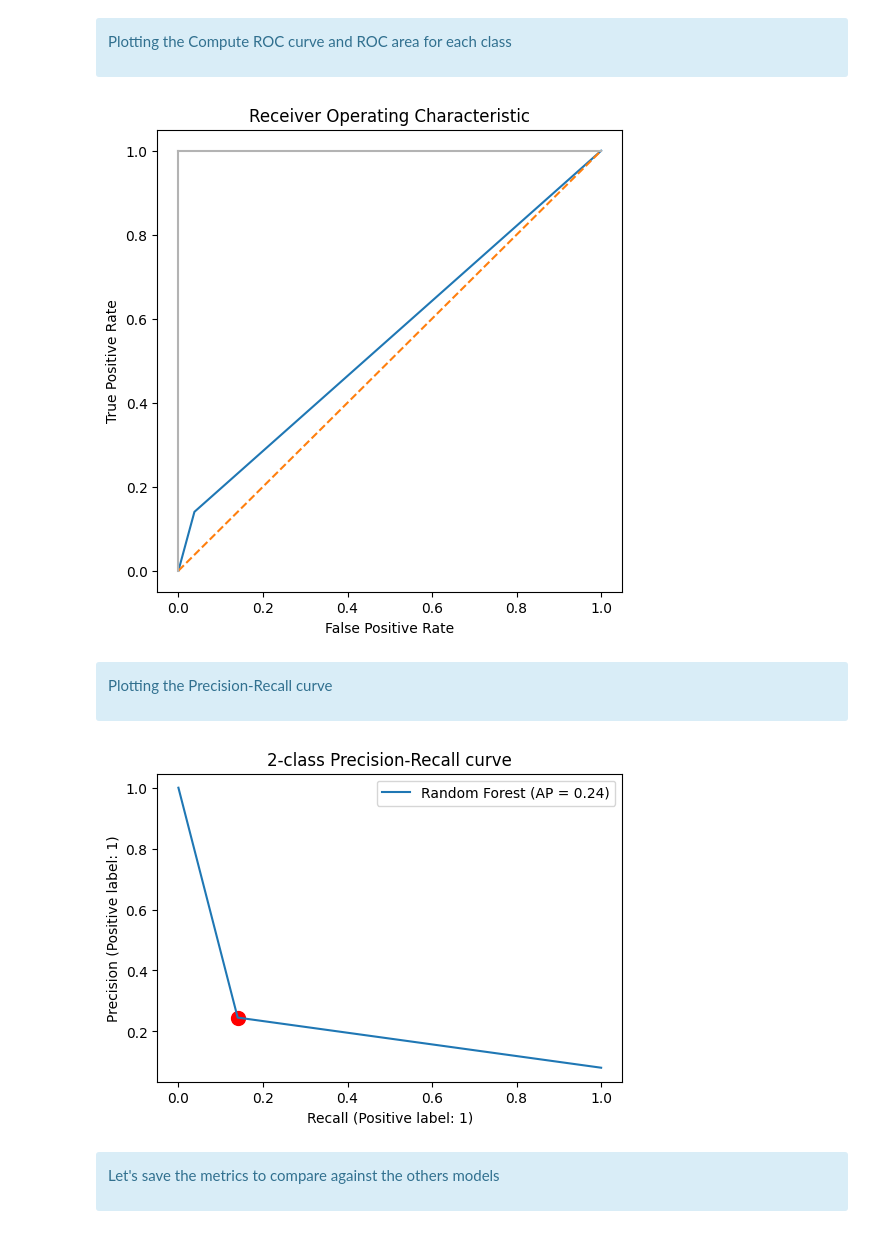
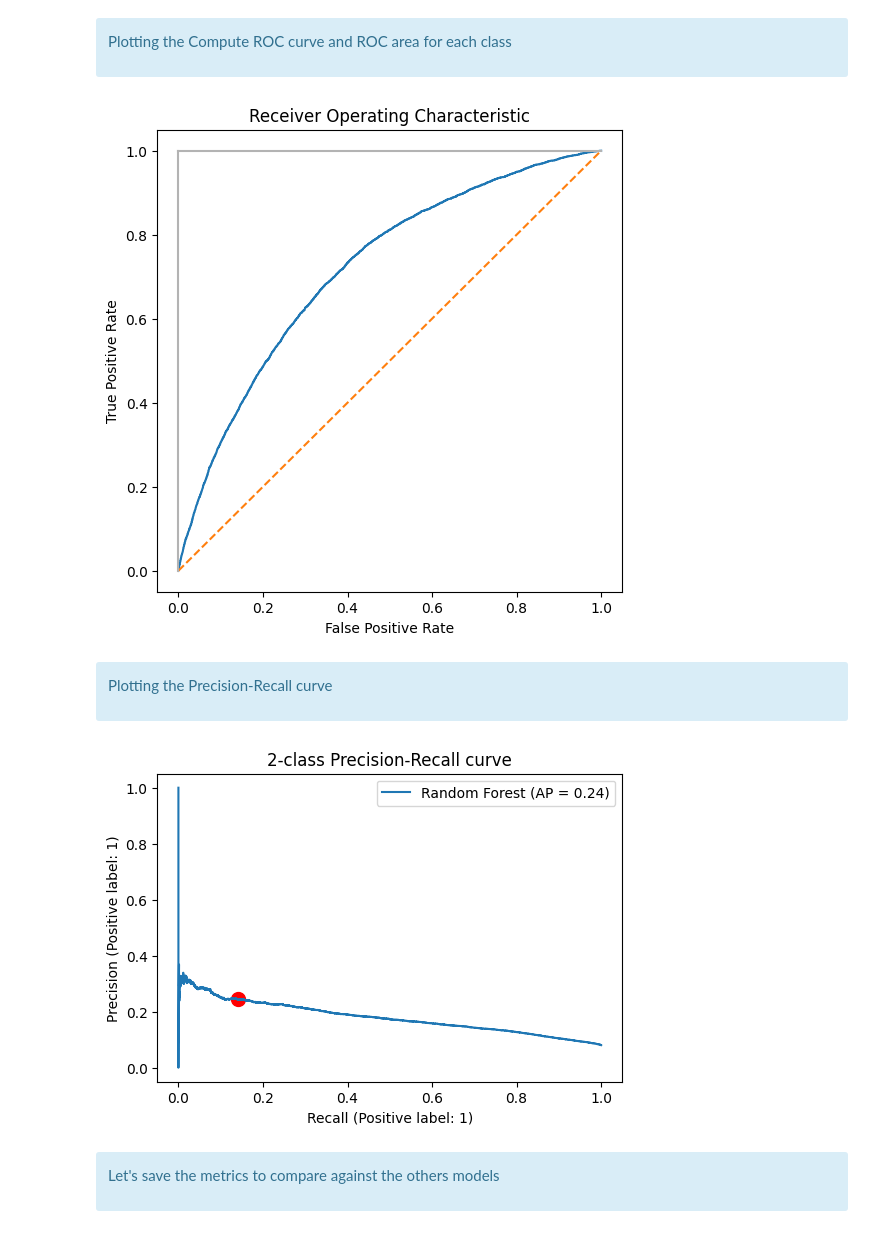
Before and after one commit to bptiss/OCR---P7, a Jupyter notebook: P7_modeling_V1.ipynb, the cells around one changed output. Saved outputs shown, nothing was run; the diff lists cells and outputs as text; code cells hidden in the pictures.

```diff
--- a/P7_modeling_V1.ipynb
+++ b/P7_modeling_V1.ipynb
@@ -714,7 +713,7 @@ X_test_ss_tr.shape
 fs_threshold=0.8
 # Define, and Save the selected_features to csv
 if GENERATE_NEW_FS_LIST:
-    fi_test_ss, metrics_test_ss = CV_train_test_model_LGBM(X_train_ss_tr, X_test_ss_tr)
+    fi_test_ss, metrics_test_ss = CV_train_test_model_lgbm(X_train_ss_tr, X_test_ss_tr)
     fi_test_ss_plot=fi_test_ss.copy()
     fi_test_ss_plot = fi_test_ss_plot.sort_values('importance', ascending = False).reset_index(drop=True)
     fi_test_ss_plot['importance_normalized'] = fi_test_ss_plot['importance'] / fi_test_ss_plot['importance'].sum()
@@ -968,17 +969,17 @@ clf_lgbm_cw = LGBMClassifier(**lgbm_parameters, class_weight="balanced", learnin
     <p>Executing the model with the complete dataset</p>
 </div>
 # %%
-if FIT_MODE_LGBM_CW:
+if FIT_MODE_lgbm_CW:
     start_time_model = timeit.default_timer()
 
     clf_lgbm_cw.fit(X_train_fs, y_train)
 
     end_time_model_clf_lgbm_cw =  round(timeit.default_timer() - start_time_model, 3)
-    pickle.dump(clf_lgbm_cw, open(CLF_LGBM_CW_FILENAME, 'wb'))
-    pickle.dump(end_time_model_clf_lgbm_cw, open(DURATION_MODEL_CLF_LGBM_CW, 'wb'))
+    pickle.dump(clf_lgbm_cw, open(CLF_lgbm_CW_FILENAME, 'wb'))
+    pickle.dump(end_time_model_clf_lgbm_cw, open(DURATION_MODEL_CLF_lgbm_CW, 'wb'))
 else:
-    clf_lgbm_cw = pickle.load(open(CLF_LGBM_CW_FILENAME, 'rb'))
-    end_time_model_clf_lgbm_cw = pickle.load(open(DURATION_MODEL_CLF_LGBM_CW, 'rb'))
+    clf_lgbm_cw = pickle.load(open(CLF_lgbm_CW_FILENAME, 'rb'))
+    end_time_model_clf_lgbm_cw = pickle.load(open(DURATION_MODEL_CLF_lgbm_CW, 'rb'))
 # %% [markdown]
 <div class="alert alert-block alert-info">
     <p>Making the predictions</p>
@@ -1080,17 +1083,17 @@ clf_gb_cw = GradientBoostingClassifier(**gb_parameters,
     <p>Executing the model with the complete dataset</p>
 </div>
 # %%
-if FIT_MODE_GB_CW:
+if FIT_MODE_gb_CW:
     start_time_model = timeit.default_timer()
 
     clf_gb_cw.fit(X_train_fs, y_train)
 
     end_time_model_clf_gb_cw =  round(timeit.default_timer() - start_time_model, 3)
-    pickle.dump(clf_gb_cw, open(CLF_GB_CW_FILENAME, 'wb'))
-    pickle.dump(end_time_model_clf_gb_cw, open(DURATION_MODEL_CLF_GB_CW, 'wb'))
+    pickle.dump(clf_gb_cw, open(CLF_gb_CW_FILENAME, 'wb'))
+    pickle.dump(end_time_model_clf_gb_cw, open(DURATION_MODEL_CLF_gb_CW, 'wb'))
 else:
-    clf_gb_cw = pickle.load(open(CLF_GB_CW_FILENAME, 'rb'))
-    end_time_model_clf_gb_cw = pickle.load(open(DURATION_MODEL_CLF_GB_CW, 'rb'))
+    clf_gb_cw = pickle.load(open(CLF_gb_CW_FILENAME, 'rb'))
+    end_time_model_clf_gb_cw = pickle.load(open(DURATION_MODEL_CLF_gb_CW, 'rb'))
 # %% [markdown]
 <div class="alert alert-block alert-info">
     <p>Making the predictions</p>
@@ -1228,7 +1233,9 @@ else:
     <p>Making the predictions</p>
 </div>
 # %%
-y_pred =clf_rf_os.predict(X_test_fs)
+y_pred = clf_rf_os.predict(X_test_fs)
+y_prob = clf_rf_os.predict_proba(X_test_fs)
+y_prob = y_prob[:, 1]
 # %% [markdown]
 <div class="alert alert-block alert-info">
     <p>Now, we can get the metrics</p>
@@ -1254,7 +1261,7 @@ _ = display.ax_.set_title("Confusion matrix")
 # %%
 fpr = dict()
 tpr = dict()
-fpr["micro"], tpr["micro"], _ = roc_curve(y_test.ravel(), y_pred.ravel())
+fpr["micro"], tpr["micro"], _ = roc_curve(y_test, y_prob)
 
 plt.subplots(1, figsize=(6, 6))
 plt.title("Receiver Operating Characteristic")
@@ -1265,24 +1272,24 @@ plt.ylabel("True Positive Rate")
 plt.xlabel("False Positive Rate")
 plt.show()
 # %% [output]
-[figure, old version]
+[figure, new version]
 # %% [markdown]
 <div class="alert alert-block alert-info">
     <p>Plotting the Precision-Recall curve</p>
 </div>
 # %%
-precision_, recall_, thresh_ = precision_recall_curve(y_test, y_pred)
+precision_, recall_, thresh_ = precision_recall_curve(y_test, y_prob)
 
 plt.subplots(1, figsize=(6, 4))
 plt.plot(recall_, precision_,  color="#1F77B4");
 plt.scatter(recall_1_clf_rf_os, precision_clf_rf_os, marker="o", s=100, color="red", label="Best")
 plt.xlabel("Recall (Positive label: 1)")
 plt.ylabel("Precision (Positive label: 1)")
 plt.title("2-class Precision-Recall curve")
 plt.legend(["Random Forest (AP = %.2f)"% (precision_clf_rf_os)], loc=0)
 plt.show()
 # %% [output]
-[figure, old version]
+[figure, new version]
 # %% [markdown]
 <div class="alert alert-block alert-info">
     <p>Let's save the metrics to compare against the others models</p>
```
Also changed, not shown: parts of 279 cells of this notebook.
